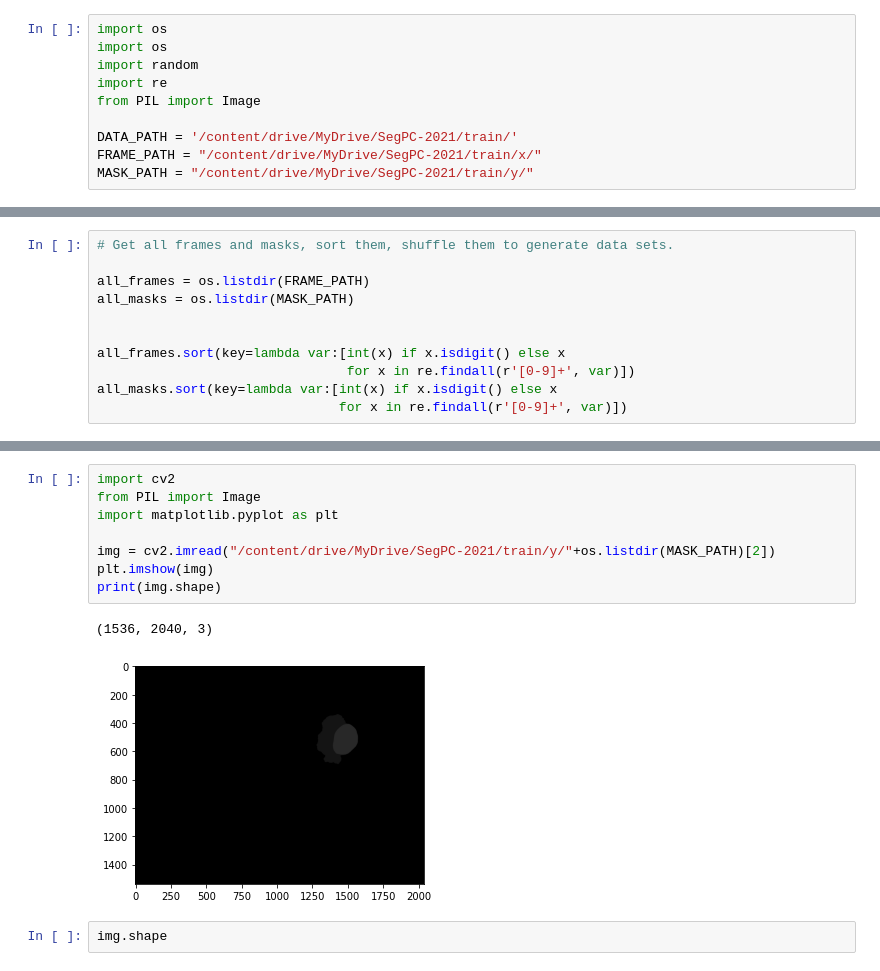
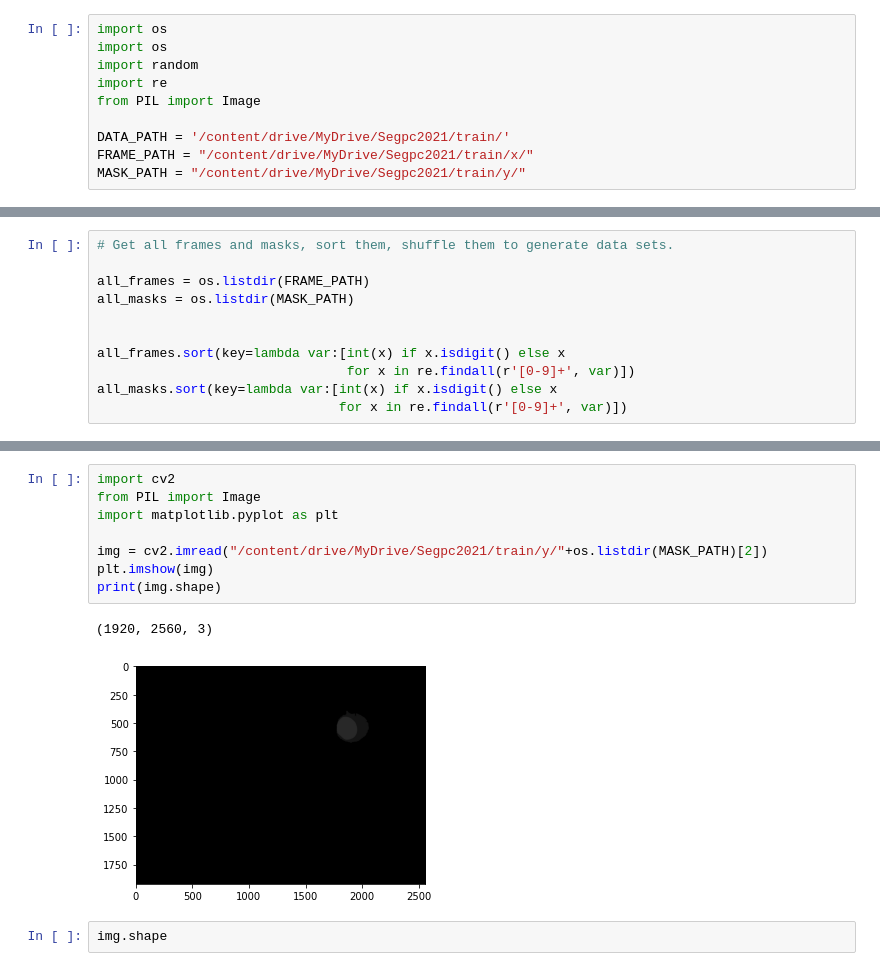
Before and after one commit to bhanuteja2001/SegPC-2021, a Jupyter notebook: Preprocess.ipynb, the cells around one changed output, grey strips where cells are left out. Drawn from its saved outputs; the diff is of its cells as text.

```diff
--- a/Preprocess.ipynb
+++ b/Preprocess.ipynb
@@ -21,7 +39,7 @@ import random
 import re
 from PIL import Image
 
-DATA_PATH = '/content/drive/MyDrive/SegPC-2021/train/'
-FRAME_PATH = "/content/drive/MyDrive/SegPC-2021/train/x/"
-MASK_PATH = "/content/drive/MyDrive/SegPC-2021/train/y/"
+DATA_PATH = '/content/drive/MyDrive/Segpc2021/train/'
+FRAME_PATH = "/content/drive/MyDrive/Segpc2021/train/x/"
+MASK_PATH = "/content/drive/MyDrive/Segpc2021/train/y/"
 # %%
@@ -61,14 +97,14 @@ grand_temp
 # %%
 import cv2
 from PIL import Image
 import matplotlib.pyplot as plt
 
-img = cv2.imread("/content/drive/MyDrive/SegPC-2021/train/y/"+os.listdir(MASK_PATH)[2])
+img = cv2.imread("/content/drive/MyDrive/Segpc2021/train/y/"+os.listdir(MASK_PATH)[2])
 plt.imshow(img)
 print(img.shape)
 # %% [output]
-(1536, 2040, 3)
+(1920, 2560, 3)
-[figure, old version]
+[figure, new version]
 # %%
 img.shape
 # %% [output]
```
Also changed, not shown: parts of 7 cells of this notebook.
